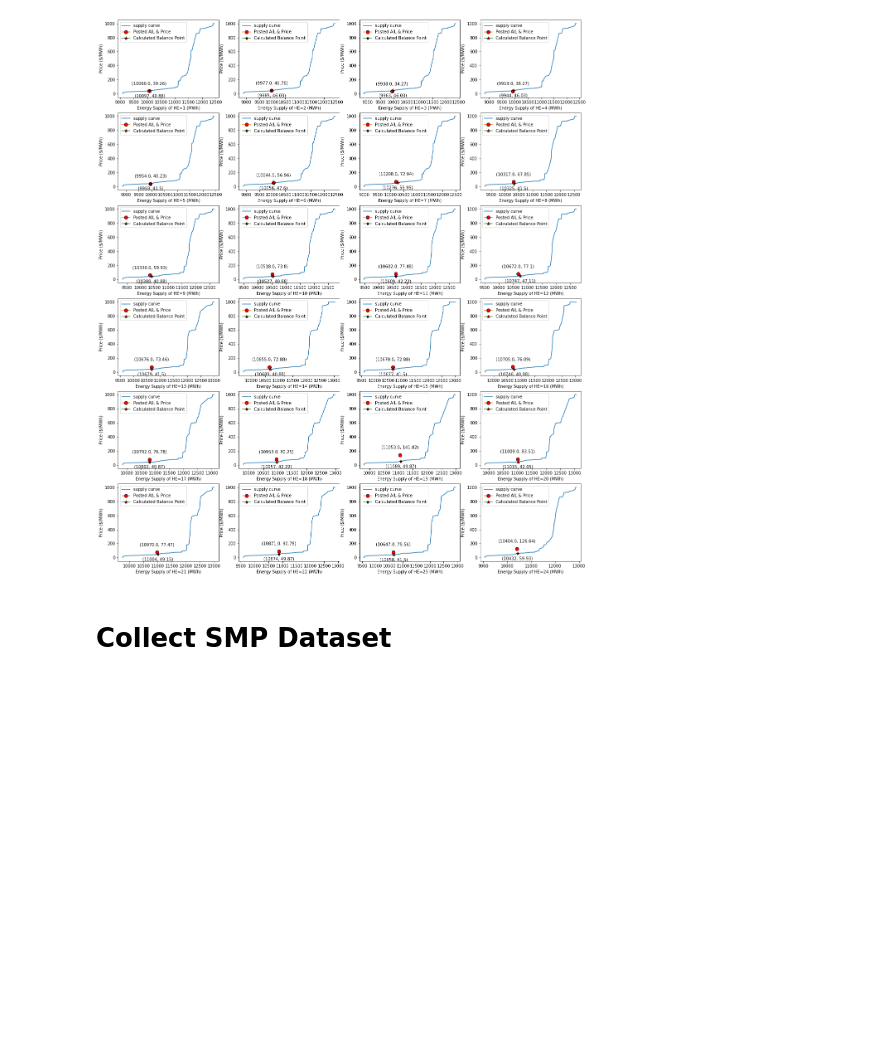
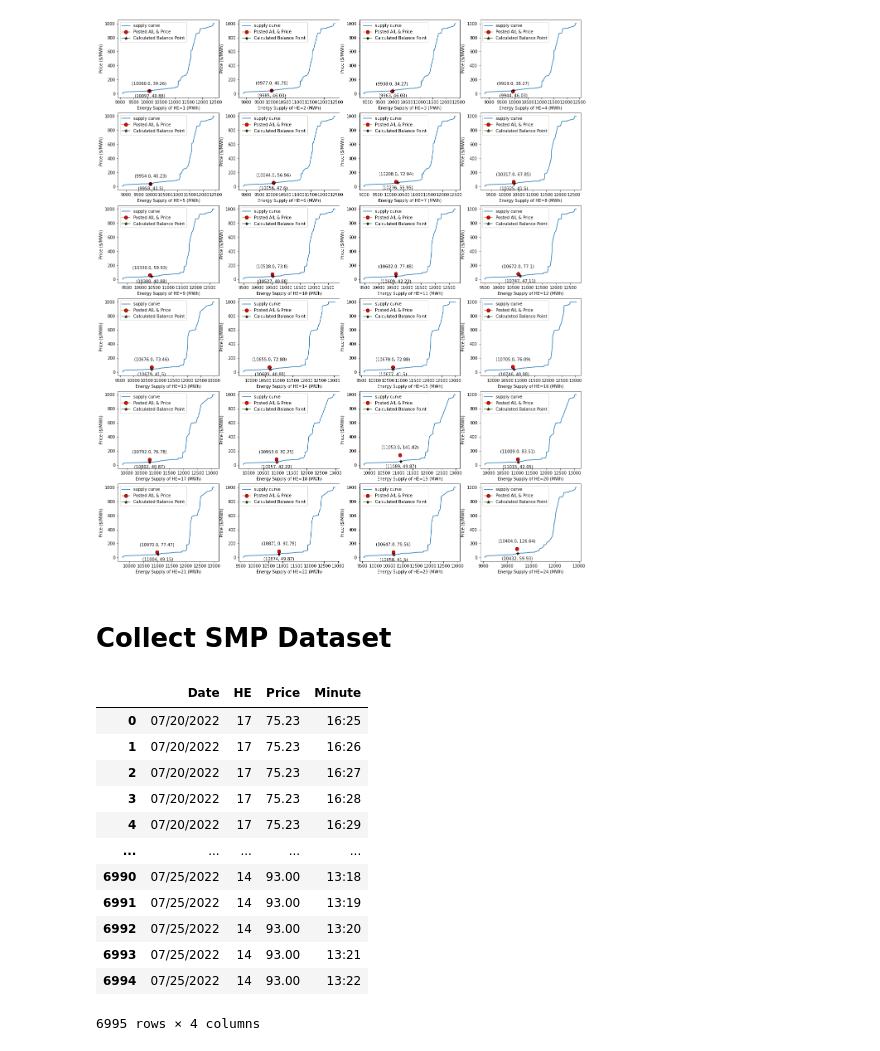
Before and after one commit to CaixiangFan/bpet-contracts, a Jupyter notebook: scripts/dataProcess.ipynb, the cells around one changed output. Drawn from its saved outputs; the diff is of its cells as text; code cells hidden in the pictures; blank space fills up the shorter version.

Commit message:
smp data analysis

```diff
--- a/scripts/dataProcess.ipynb
+++ b/scripts/dataProcess.ipynb
@@ -307,0 +311,17 @@ with open('SystemMarginalPrice-{}.csv'.format(now), 'a+', newline='') as csv_fil
+# %%
+df = pd.read_csv('../data/SystemMarginalPrice-2022-07-20-16-25-42.csv')
+df
+# %% [output]
+|  | Date | HE | Price | Minute |
+| 0 | 07/20/2022 | 17 | 75.23 | 16:25 |
+| 1 | 07/20/2022 | 17 | 75.23 | 16:26 |
+| 2 | 07/20/2022 | 17 | 75.23 | 16:27 |
+| 3 | 07/20/2022 | 17 | 75.23 | 16:28 |
+| 4 | 07/20/2022 | 17 | 75.23 | 16:29 |
+| ... | ... | ... | ... | ... |
+| 6990 | 07/25/2022 | 14 | 93.00 | 13:18 |
+| 6991 | 07/25/2022 | 14 | 93.00 | 13:19 |
+| 6992 | 07/25/2022 | 14 | 93.00 | 13:20 |
+| 6993 | 07/25/2022 | 14 | 93.00 | 13:21 |
+| 6994 | 07/25/2022 | 14 | 93.00 | 13:22 |
+6995 rows × 4 columns
```
Also changed, not shown: parts of 2 cells of this notebook.
